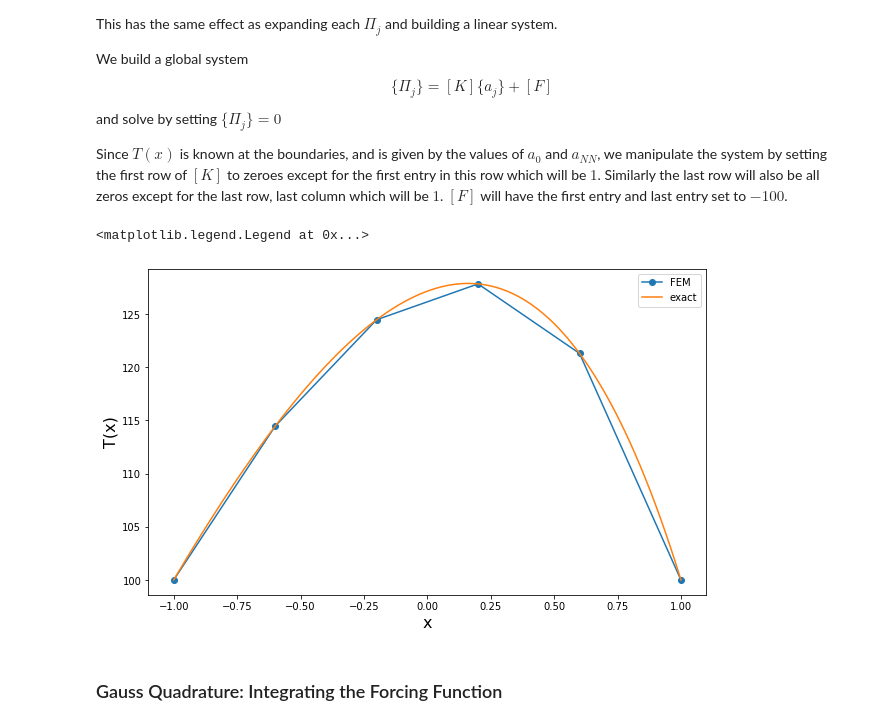
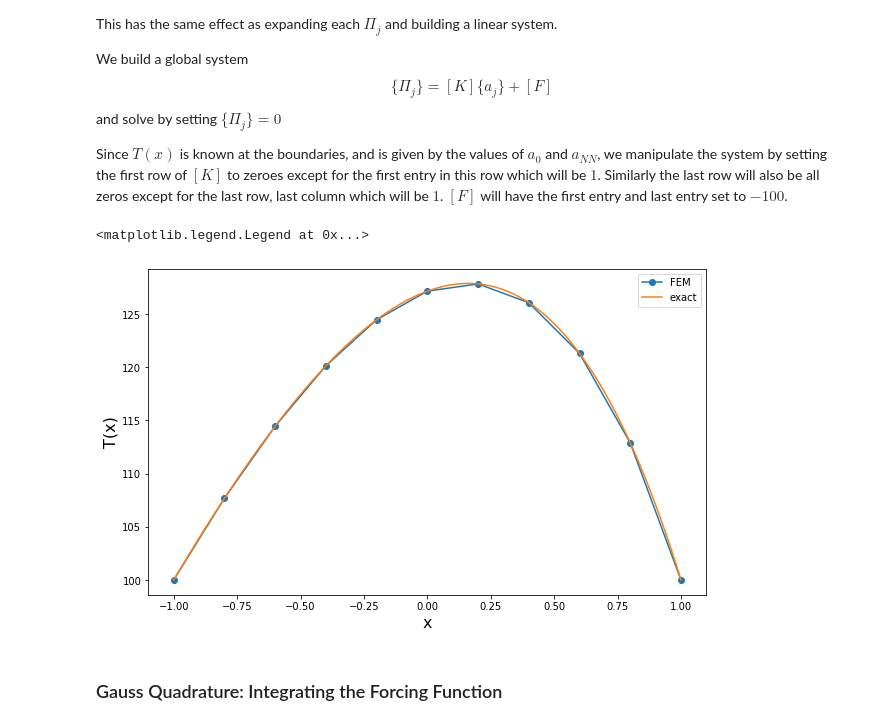
Before and after one commit to bharath-kamath705/FEM_PoissonEq, a Jupyter notebook: Poisson_Eq.ipynb, the cells around one changed output. Drawn from its saved outputs; the diff is of its cells as text; code cells hidden in the pictures.

```diff
--- a/Poisson_Eq.ipynb
+++ b/Poisson_Eq.ipynb
@@ -194,7 +194,7 @@ The **nodes** are indexed starting at zero from the left.
 
 **Elements** are by bound two nodes and also indexed from left to right starting at zero.
 # %%
-n_elem = 5 # number of elements
+n_elem = 10 # number of elements
 x_nodes = np.linspace(x_start, x_end, n_elem+1) # x coordinate of each node
 dx = abs(x_nodes[1] - x_nodes[0]) # element length
 
@@ -338,38 +338,38 @@ for j in range(0, n_elem):
     e1, e2 = np.exp(x1), np.exp(x2)
 
     # F terms
-    F[j,0]    += (-50/dx) * (-x2*e1 + e2 + x1*e1 - e1)
-    F[j+1, 0] += (-50/dx) * (x2*e2 - e2 - x1*e2 + e1)
+    F[j,0]    += (50/dx) * (-x2*e1 + e2 + x1*e1 - e1)
+    F[j+1, 0] += (50/dx) * (x2*e2 - e2 - x1*e2 + e1)
 
 #======= Boundary Conditions ==================
 # zero out the first and last rows of [K] and [F]
 K[0,:]  = 0
 F[0, :] = 0
 
 K[n_elem, :] = 0
 F[n_elem, :] = 0
 
 # Apply boundary conditions
 K[0,0], K[n_elem, n_elem] = 1, 1
-F[0,0], F[n_elem, 0] = 100, 100
+F[0,0], F[n_elem, 0] = -100, -100
 
 # solve the system
-a = np.linalg.solve(K, F)
+a = np.linalg.solve(K, -F)
 
 # plot FEM results
 fig, ax = plt.subplots(figsize=(10,6))
 ax.plot(x_nodes, a, label="FEM", marker="o")
 
 # plot the exact solution
 ax.plot(x, T_ex, label="exact")
 
 # format the graph
 ax.set_xlabel("x", fontsize=16)
 ax.set_ylabel("T(x)", fontsize=16)
 ax.legend()
 # %% [output]
 <matplotlib.legend.Legend at 0x...>
-[figure, old version]
+[figure, new version]
 # %% [markdown]
 
 ### Gauss Quadrature: Integrating the Forcing Function
```
Also changed, not shown: parts of 15 cells of this notebook.
